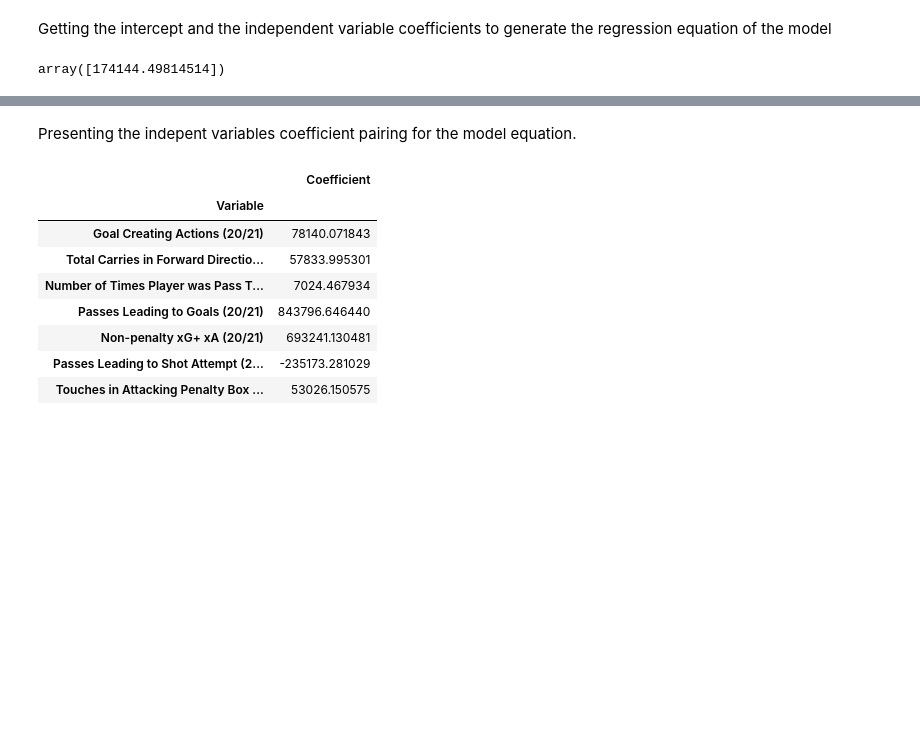
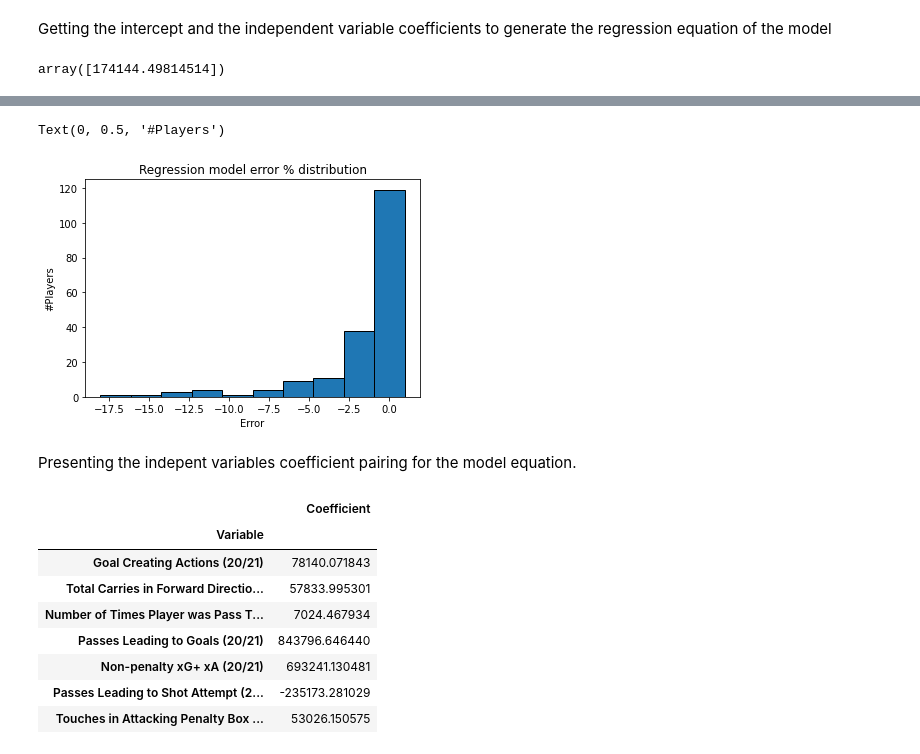
Before and after one commit to camiloms10/soccer_players_value, a Jupyter notebook: players_value.ipynb, the cells around one changed output, grey strips where cells are left out. Saved outputs shown, nothing was run; the diff lists cells and outputs as text; code cells hidden in the pictures; blank space fills up the shorter version.

Commit message:
Adding graphs and distributions to the README file, this should be the final version of this project

```diff
--- a/players_value.ipynb
+++ b/players_value.ipynb
@@ -267,3 +278,9 @@ array
 df9 = pd.DataFrame(array)
 df9= df9.transpose()
 df9['coef_'] = df9[0]
+# %%
+regressor.predict(X_test)
+Y_test['Prediction']= regressor.predict(X_test)
+Y_test['Error'] = (Y_test['Value']- Y_test['Prediction'])/Y_test['Value']
+pd.set_option('display.max_rows', 100)
+Y_test.sort_values(by=['Error'], ascending = False)
@@ -270,3 +301,11 @@ df9['coef_'] = df9[0]
+# %%
+plt.hist(Y_test['Error'], edgecolor = "black")
+plt.title(label="Regression model error % distribution")
+plt.xlabel(xlabel="Error")
+plt.ylabel(ylabel="#Players")
+# %% [output]
+Text(0, 0.5, '#Players')
+[figure, added]
 # %% [markdown]
 Presenting the indepent variables coefficient pairing for the model equation.
 # %%
```
Also changed, not shown: parts of 23 cells of this notebook, 8 other files.
